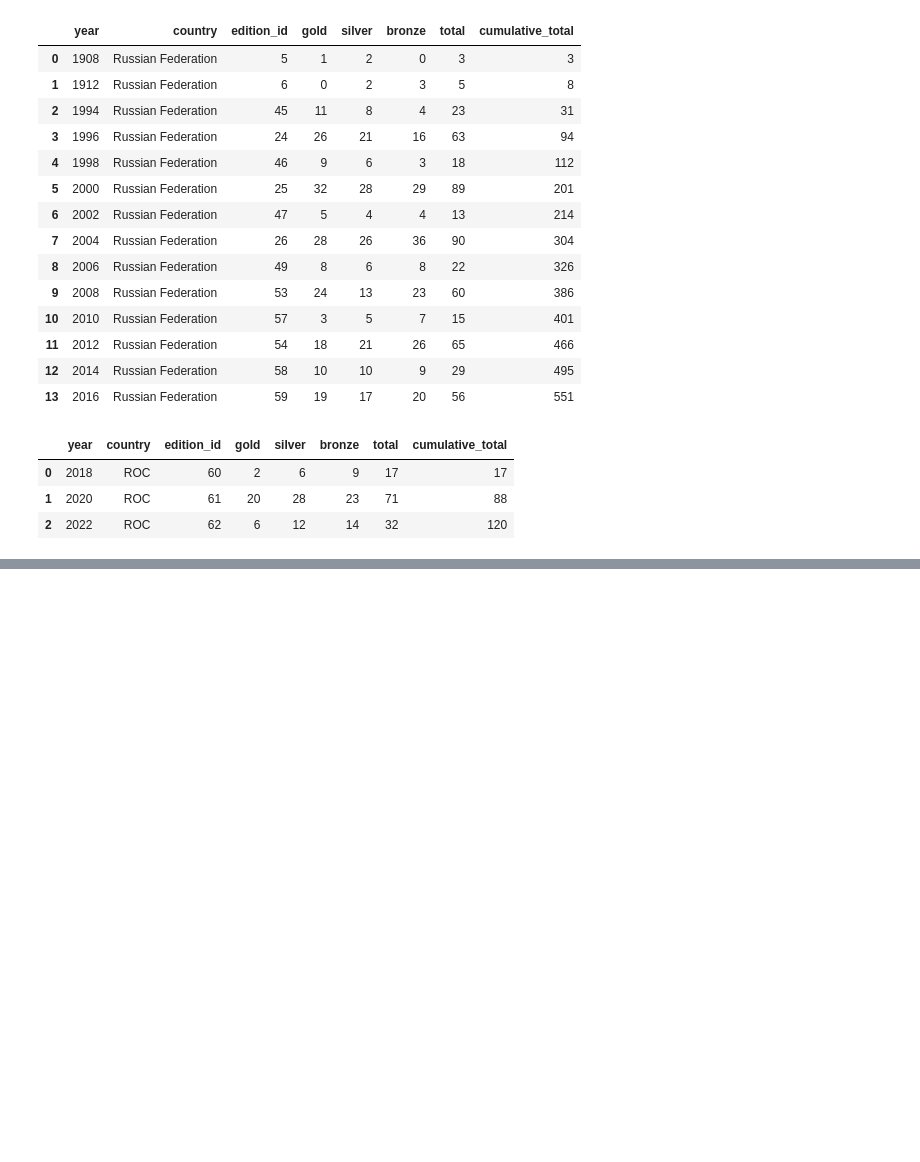
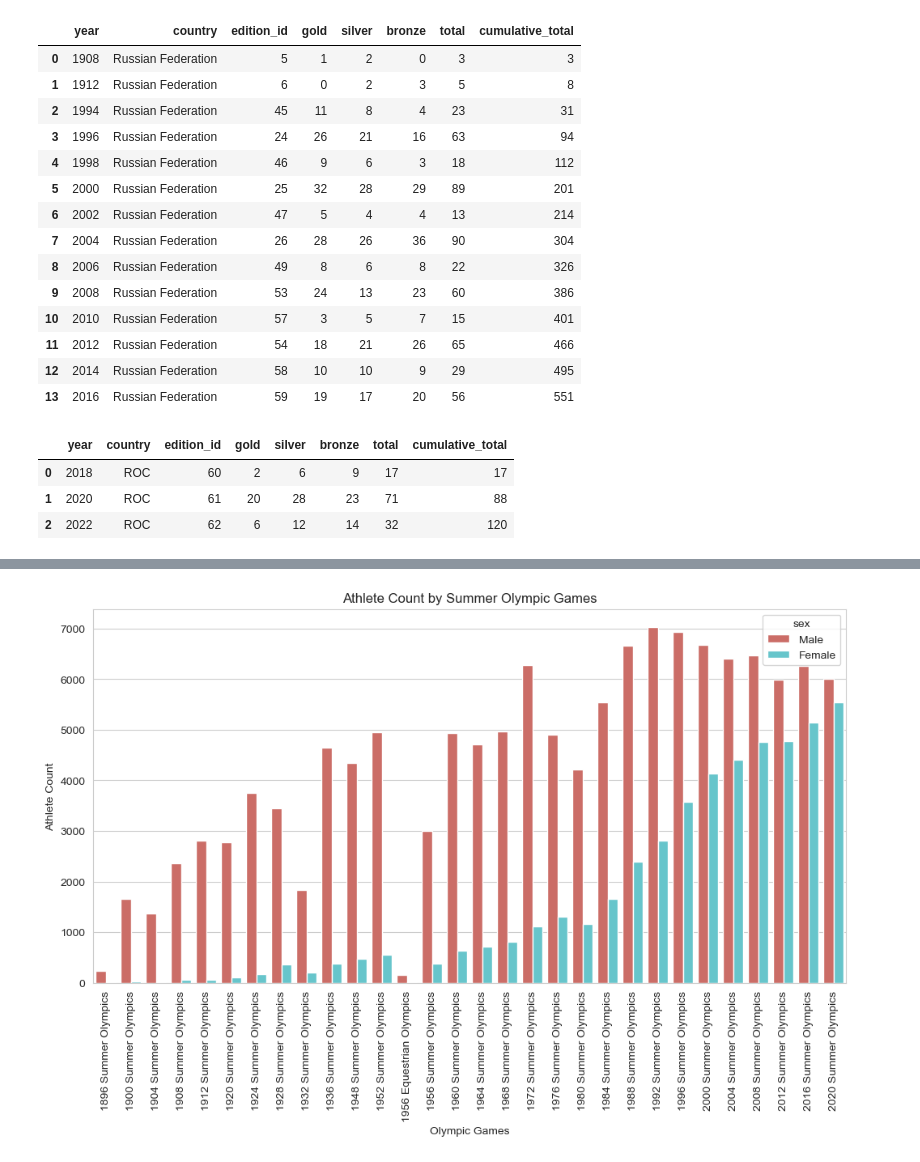
Before and after one commit to gururaser/data-analysis-of-olympic-games, a Jupyter notebook: data_analysis_of_olympic_games.ipynb, the cells around one changed output, grey strips where cells are left out. Cells and saved outputs as stored; diff of their text form; code cells hidden in the pictures; blank space fills up the shorter version.

Commit message:
Participation of women
How has the participation of women in the Olympic Games changed over time?

```diff
--- a/data_analysis_of_olympic_games.ipynb
+++ b/data_analysis_of_olympic_games.ipynb
@@ -425,0 +449,2 @@ medals_roc
+# %%
+merged_df = pd.merge(event_result_df[['athlete_id','edition']],athlete_df[['athlete_id','name','sex','country','country_noc']],on = "athlete_id")
@@ -425,0 +460,6 @@ medals_roc
+# %%
+# Let's add "year" and "season" column to our dataframe
+# 1956 Equestrian Olympics was also part of Summer Olympics
+merged_df['year'] = merged_df['edition'].str.split(' ').str[0]
+merged_df['season'] = merged_df['edition'].str.contains('Winter')
+merged_df['season'] = merged_df['season'].map({True: 'Winter', False: 'Summer'})
@@ -425,0 +495,6 @@ medals_roc
+# %%
+# We won't include "1906 Intercalated Games" to our analysis
+merged_df = merged_df[merged_df["edition"] != "1906  Intercalated Games"]
+# %%
+# let's drop duplicates
+merged_df = merged_df.drop_duplicates()
@@ -425,0 +526,14 @@ medals_roc
+# %%
+summer_games = merged_df[merged_df["season"] == "Summer"]
+order = summer_games['edition'].sort_values().unique()
+
+plt.figure(figsize=(12, 6))
+sns.countplot(x="edition",hue = "sex", order = order, data= summer_games,palette = "hls")
+plt.xticks(rotation=90)
+plt.xlabel("Olympic Games")
+plt.ylabel("Athlete Count")
+plt.title("Athlete Count by Summer Olympic Games")
+plt.savefig("athlete_count_by_summer_games.png")
+plt.show()
+# %% [output]
+[figure, added]
```
Also changed, not shown: parts of 26 cells of this notebook.
